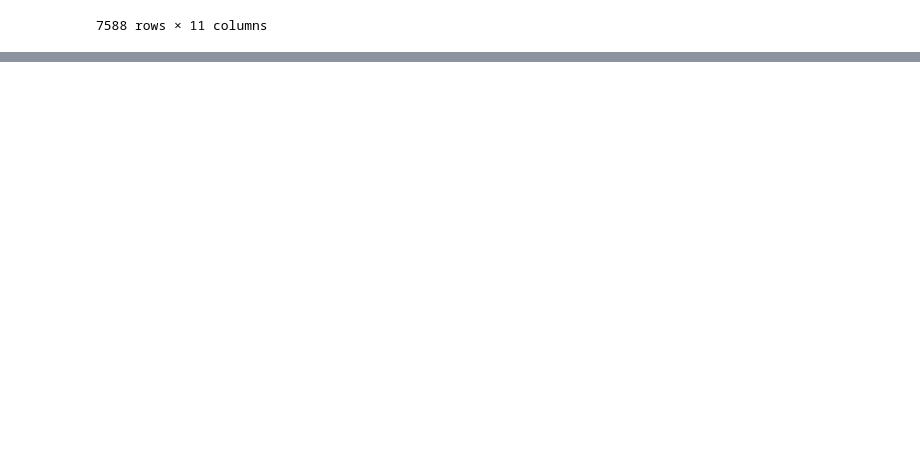
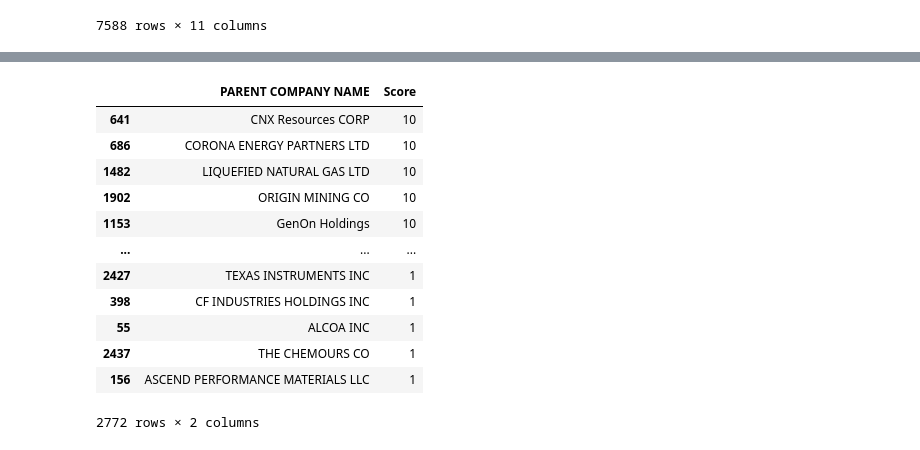
Before and after one commit to JulianTanja/HackMIT_Project, a Jupyter notebook: mit.ipynb, the cells around one changed output, grey strips where cells are left out. Cells and saved outputs as stored; diff of their text form; code cells hidden in the pictures; blank space fills up the shorter version.

```diff
--- a/mit.ipynb
+++ b/mit.ipynb
@@ -236,0 +447,58 @@ def compare(df1, df2):
+# %%
+Group10_2018 = pd.DataFrame(Score_10_Grouping_2018)
+pd.DataFrame
+Group10_2018['Score'] = 10
+
+Group9_2018 = pd.DataFrame(Score_9_Grouping_2018)
+pd.DataFrame
+Group9_2018['Score'] = 9
+
+Group8_2018 = pd.DataFrame(Score_8_Grouping_2018)
+pd.DataFrame
+Group8_2018['Score'] = 8
+
+Group7_2018 = pd.DataFrame(Score_7_Grouping_2018)
+pd.DataFrame
+Group7_2018['Score'] = 7
+
+Group6_2018 = pd.DataFrame(Score_6_Grouping_2018)
+pd.DataFrame
+Group6_2018['Score'] = 6
+
+Group5_2018 = pd.DataFrame(Score_5_Grouping_2018)
+pd.DataFrame
+Group5_2018['Score'] = 5
+
+Group4_2018 = pd.DataFrame(Score_4_Grouping_2018)
+pd.DataFrame
+Group4_2018['Score'] = 4
+
+Group3_2018 = pd.DataFrame(Score_3_Grouping_2018)
+pd.DataFrame
+Group3_2018['Score'] = 3
+
+Group2_2018 = pd.DataFrame(Score_2_Grouping_2018)
+pd.DataFrame
+Group2_2018['Score'] = 2
+
+Group1_2018 = pd.DataFrame(Score_1_Grouping_2018)
+pd.DataFrame
+Group1_2018['Score'] = 1
+# %%
+DataFrame2018 = pd.concat([Group10_2018, Group9_2018, Group8_2018, Group7_2018, Group6_2018, Group5_2018, Group4_2018, Group3_2018, Group2_2018, Group1_2018])
+# %%
+DataFrame2018
+# %% [output]
+|  | PARENT COMPANY NAME | Score |
+| 641 | CNX Resources CORP | 10 |
+| 686 | CORONA ENERGY PARTNERS LTD | 10 |
+| 1482 | LIQUEFIED NATURAL GAS LTD | 10 |
+| 1902 | ORIGIN MINING CO | 10 |
+| 1153 | GenOn Holdings | 10 |
+| ... | ... | ... |
+| 2427 | TEXAS INSTRUMENTS INC | 1 |
+| 398 | CF INDUSTRIES HOLDINGS INC | 1 |
+| 55 | ALCOA INC | 1 |
+| 2437 | THE CHEMOURS CO | 1 |
+| 156 | ASCEND PERFORMANCE MATERIALS LLC | 1 |
+2772 rows × 2 columns
```
Also changed, not shown: parts of 19 cells of this notebook.
